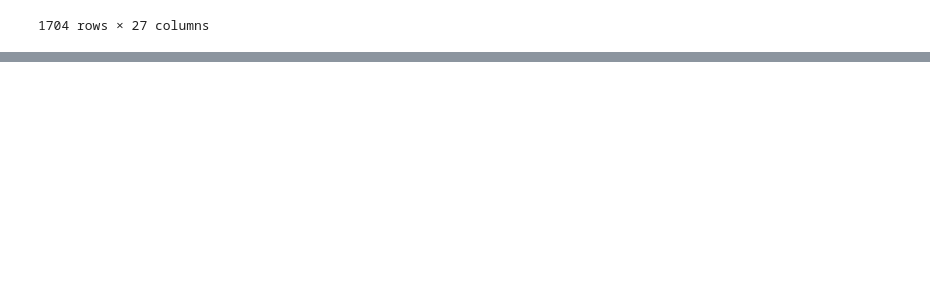
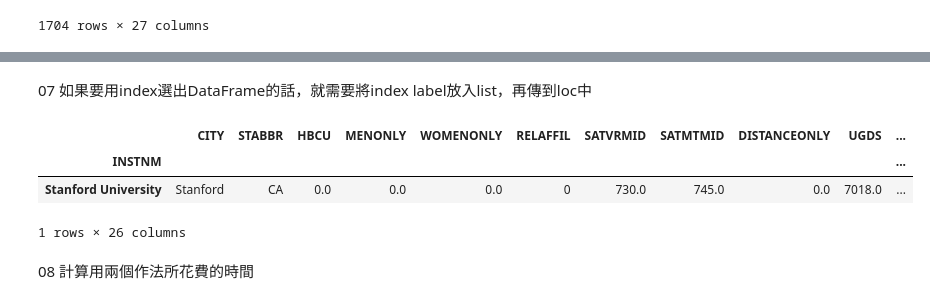
Before and after one commit to akilchen/pandas-, a Jupyter notebook: CH07_用Boolean_Series篩選特定資料.ipynb, the cells around one changed output, grey strips where cells are left out. Cells and saved outputs as stored; diff of their text form; code cells hidden in the pictures; blank space fills up the shorter version.

```diff
--- a/CH07_用Boolean_Series篩選特定資料.ipynb
+++ b/CH07_用Boolean_Series篩選特定資料.ipynb
@@ -305,0 +312,4 @@ college[college['STABBR'].isin(states)]
+# %%
+college = pd.read_csv('/content/drive/MyDrive/Pandas/data/college.csv')
+college2 = college.set_index('STABBR')
+college2.index.is_monotonic_increasing
@@ -305,0 +351,3 @@ college[college['STABBR'].isin(states)]
+# %%
+college_unique = college.set_index('INSTNM')
+college_unique.index.is_unique #確定INSTNM是否不重複
@@ -305,0 +387,11 @@ college[college['STABBR'].isin(states)]
+# %% [markdown]
+07 如果要用index選出DataFrame的話，就需要將index label放入list，再傳到loc中
+# %%
+college_unique.loc[['Stanford University']]
+# %% [output]
+|  | CITY | STABBR | HBCU | MENONLY | WOMENONLY | RELAFFIL | SATVRMID | SATMTMID | DISTANCEONLY | UGDS | ... |
+| INSTNM |  |  |  |  |  |  |  |  |  |  | ... |
+| Stanford University | Stanford | CA | 0.0 | 0.0 | 0.0 | 0 | 730.0 | 745.0 | 0.0 | 7018.0 | ... |
+1 rows × 26 columns
+# %% [markdown]
+08 計算用兩個作法所花費的時間
```
Also changed, not shown: parts of 22 cells of this notebook.
